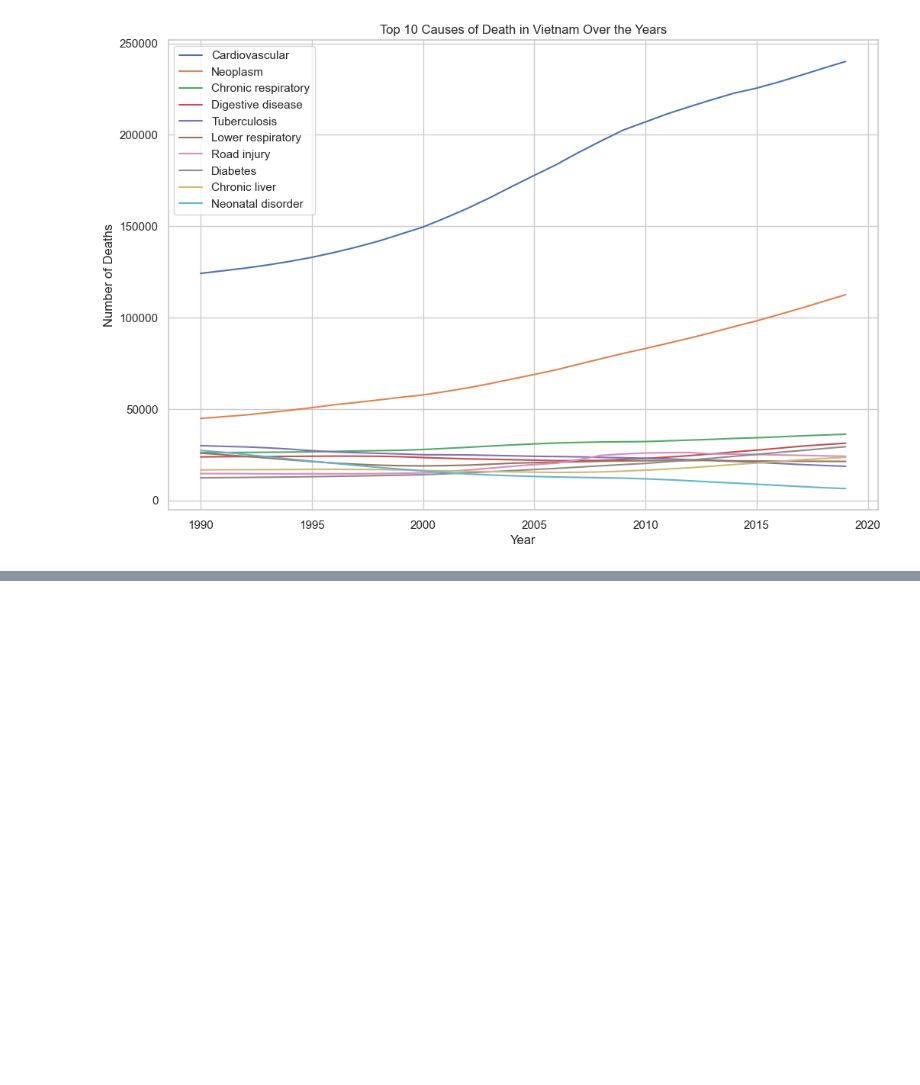
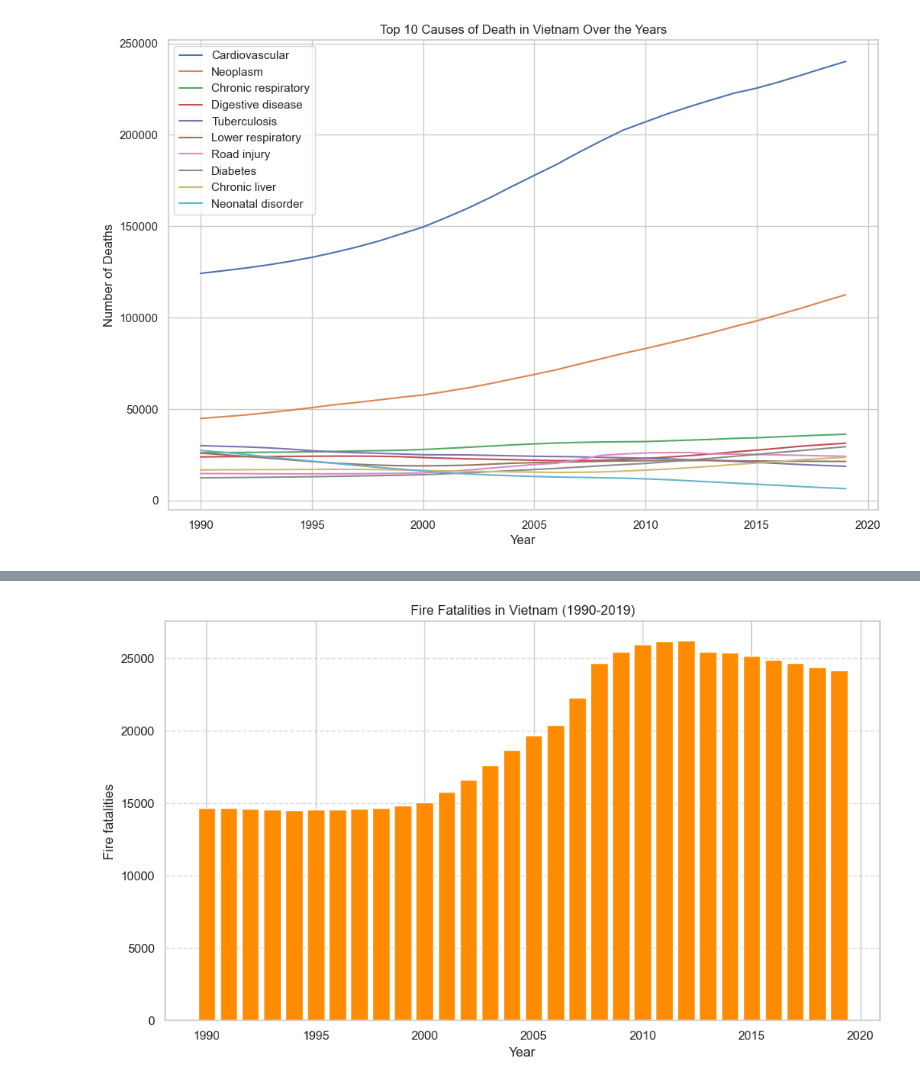
Before and after one commit to hoangvu1806/Analyze-annual-death-data, a Jupyter notebook: analysis.ipynb, the cells around one changed output, grey strips where cells are left out. Saved outputs shown, nothing was run; the diff lists cells and outputs as text; code cells hidden in the pictures; blank space fills up the shorter version.

```diff
--- a/analysis.ipynb
+++ b/analysis.ipynb
@@ -668,0 +688,19 @@ plt.show()
+# %%
+# Lấy dữ liệu của các vụ cháy (Fire fatalities)
+fire_fatalities = vietnam_data["Road injury"]
+
+# Lấy dữ liệu của các năm
+years = vietnam_data["Year"]
+
+# Vẽ biểu đồ cột
+plt.figure(figsize=(10, 6))
+plt.bar(years, fire_fatalities, color='darkorange')
+plt.xlabel("Year")
+plt.ylabel("Fire fatalities")
+plt.title("Fire Fatalities in Vietnam (1990-2019)")
+plt.xticks(rotation=0)
+plt.grid(axis='y', linestyle='--', alpha=0.7)
+plt.tight_layout()
+plt.show()
+# %% [output]
+[figure, added]
```
Also changed, not shown: parts of 4 cells of this notebook.
